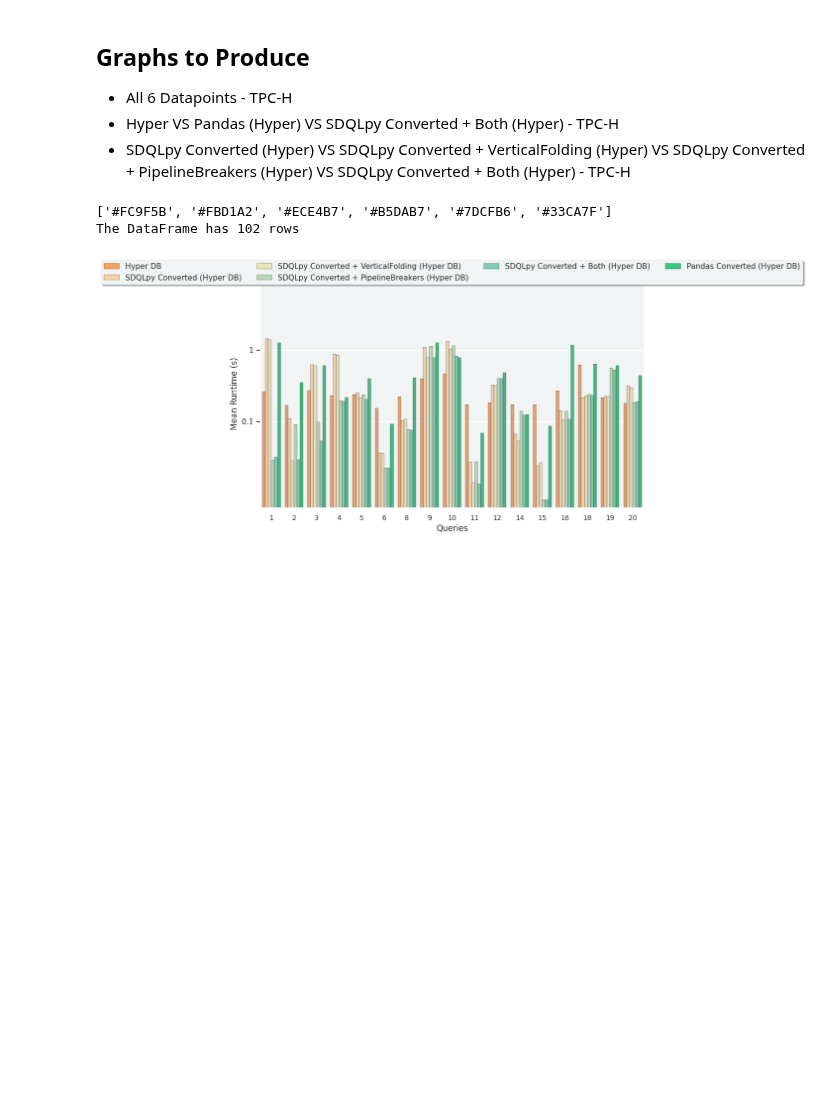
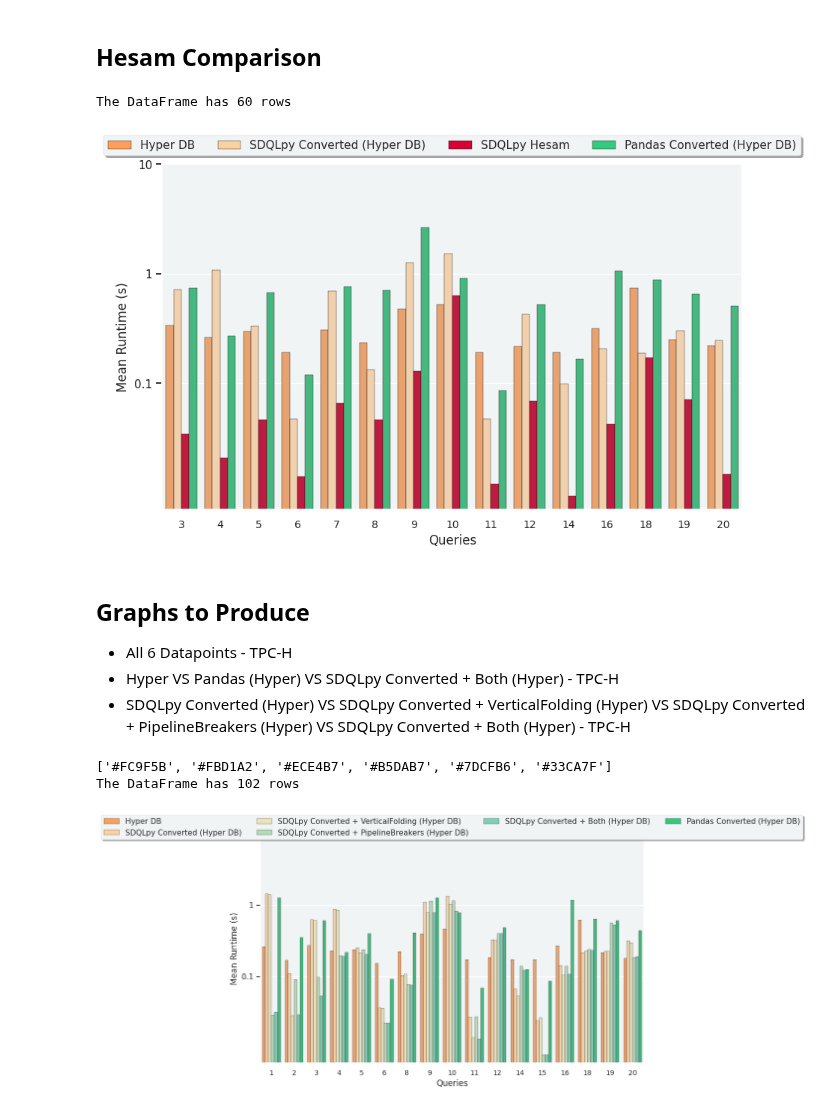
Before and after one commit to groegercesg/QueryBridge, a Jupyter notebook: benchmarking/notebooks/year2_analysis.ipynb, the cells around one changed output. Saved outputs shown, nothing was run; the diff lists cells and outputs as text; code cells hidden in the pictures; blank space fills up the shorter version.

```diff
--- a/benchmarking/notebooks/year2_analysis.ipynb
+++ b/benchmarking/notebooks/year2_analysis.ipynb
@@ -188,12 +188,32 @@ class DBColors(Enum):
     # PD_DUCK = scale_lightness(handle_colour('tab:green'), scale_amount)
     HYPER = "#FC9F5B"
     SDQLPY = "#FBD1A2"
+    SDQLPY_HESAM = "#D80032"
     SDQLPY_VF = "#ECE4B7"
     SDQLPY_PB = "#B5DAB7"
     SDQLPY_PB_NRP = "#00798c"  # NRP - No Right (Filter) Propagation
     SDQLPY_BOTH = "#7DCFB6"
     SDQLPY_BOTH_NRP = "#d1495b"  # NRP - No Right (Filter) Propagation
     PANDAS = "#33CA7F"
+# %% [markdown]
+## Hesam Comparison
+# %%
+all_4_order = ["Hyper DB", "SDQLpy Converted (Hyper DB)", "SDQLpy Hesam",
+               "Pandas Converted (Hyper DB)"]
+all_4_data = results[results["Query Type"].isin(all_4_order)]
+
+all_4_color = [DBColors.HYPER.value, DBColors.SDQLPY.value, DBColors.SDQLPY_HESAM.value, DBColors.PANDAS.value]
+all_4_hatch = [None, None, None, None]
+all_4_filename = None
+
+make_compare_graph(all_4_data,
+                   all_4_order,
+                   all_4_color,
+                   all_4_hatch,
+                   all_4_filename)
+# %% [output]
+The DataFrame has 60 rows
+[figure, added]
 # %% [markdown]
 ## Graphs to Produce
 
```
Also changed, not shown: parts of 3 cells of this notebook.
